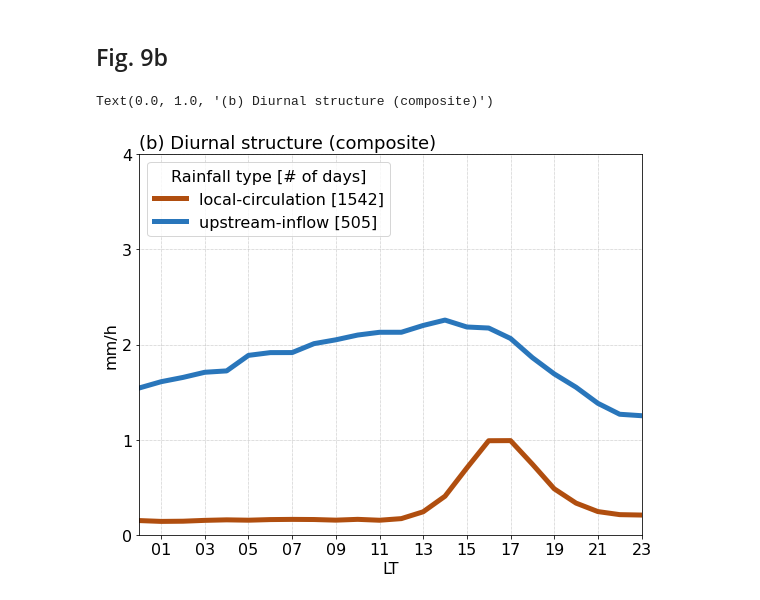
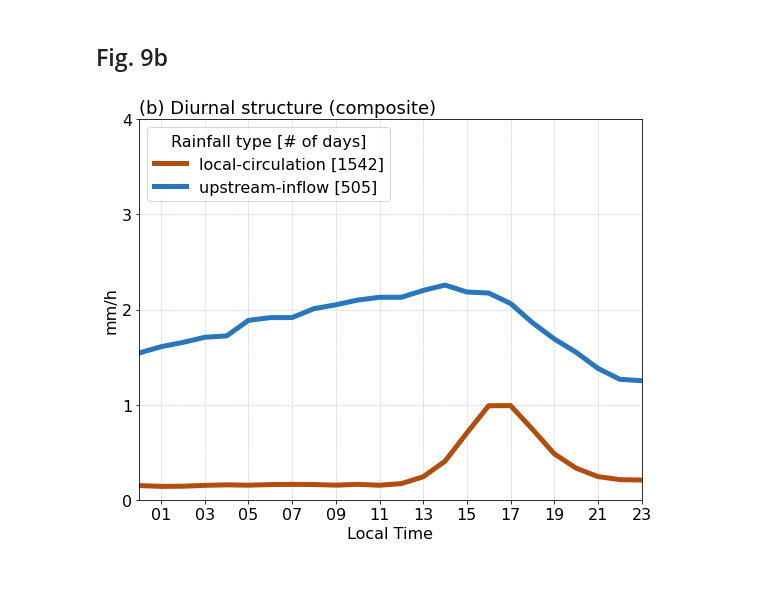
Before and after one commit to Stacy-Guo227/Multiscale-MoistDyn-Control, a Jupyter notebook: notebooks/main/obs_precip_TW.ipynb, the cells around one changed output. Drawn from its saved outputs; the diff is of its cells as text; code cells hidden in the pictures.

```diff
--- a/notebooks/main/obs_precip_TW.ipynb
+++ b/notebooks/main/obs_precip_TW.ipynb
@@ -518,19 +518,20 @@ hpcp_mean_6reg_nosswf = swhpcp_6reg_nosswf.drop(columns=['yyyymmdd']).mean(axis=
 # %%
 fig, ax = plt.subplots(figsize=(9, 7))
 ax.plot(np.arange(24), hpcp_mean_6reg_nosswf, color=c['burnt sienna'], linewidth=5, label=f'local-circulation [{len(dobj_6reg_nosswf)}]')
 ax.plot(np.arange(24), hpcp_mean_6reg_sswf, color=c['bluish'], linewidth=5, label=f'upstream-inflow [{len(dobj_6reg_sswf)}]')
 # settings
 ax.grid(linestyle=':', linewidth=0.5, color='grey')
 ax.set_xlim(0, 23)
 ax.set_xticks(np.arange(1, 24, 2))
 ax.set_xticklabels([f"{i:02d}" for i in range(1, 24, 2)], fontsize=16)
-ax.set_xlabel('LT', fontsize=16)
+ax.set_xlabel('Local Time', fontsize=16)
 ax.set_ylim(0, 4)
 ax.set_yticks(np.arange(5))
 ax.set_yticklabels([f"{int(i)}" for i in range(5)], fontsize=16)
 ax.set_ylabel('mm/h', fontsize=16)
 ax.legend(title='Rainfall type [# of days]',title_fontsize=16, loc='upper left', fontsize=16)
 ax.set_title('(b) Diurnal structure (composite)', fontsize=18, loc='left')
+plt.savefig('/data3/ch995334/107_data/SSWF_proj/Figure/case_survey/daily_pcp_v2/composite/all_weak_strong_diurnal_comp2.png',
+            bbox_inches='tight', facecolor='w', dpi=400)
 # %% [output]
-Text(0.0, 1.0, '(b) Diurnal structure (composite)')
-[figure, old version]
+[figure, new version]
```
Also changed, not shown: parts of 2 cells of this notebook.
